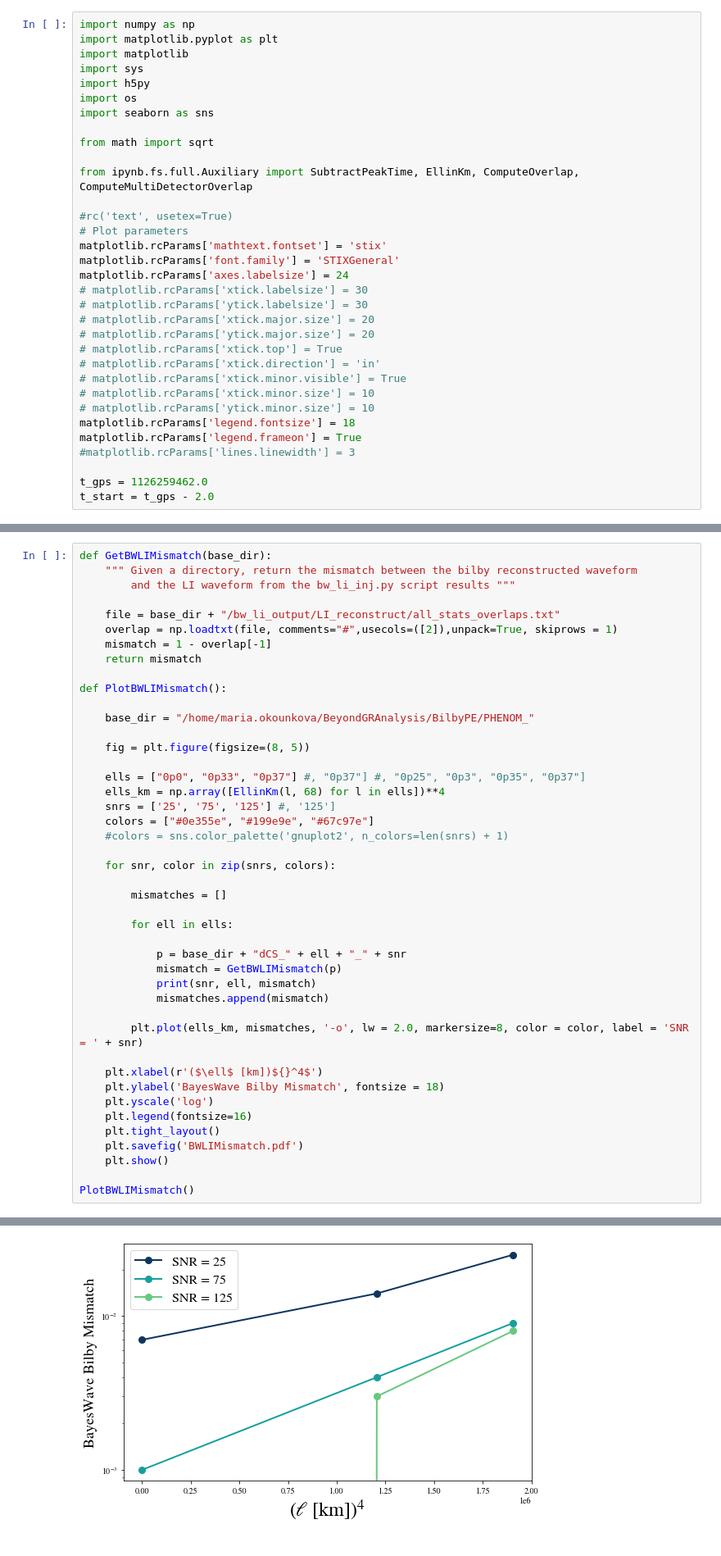
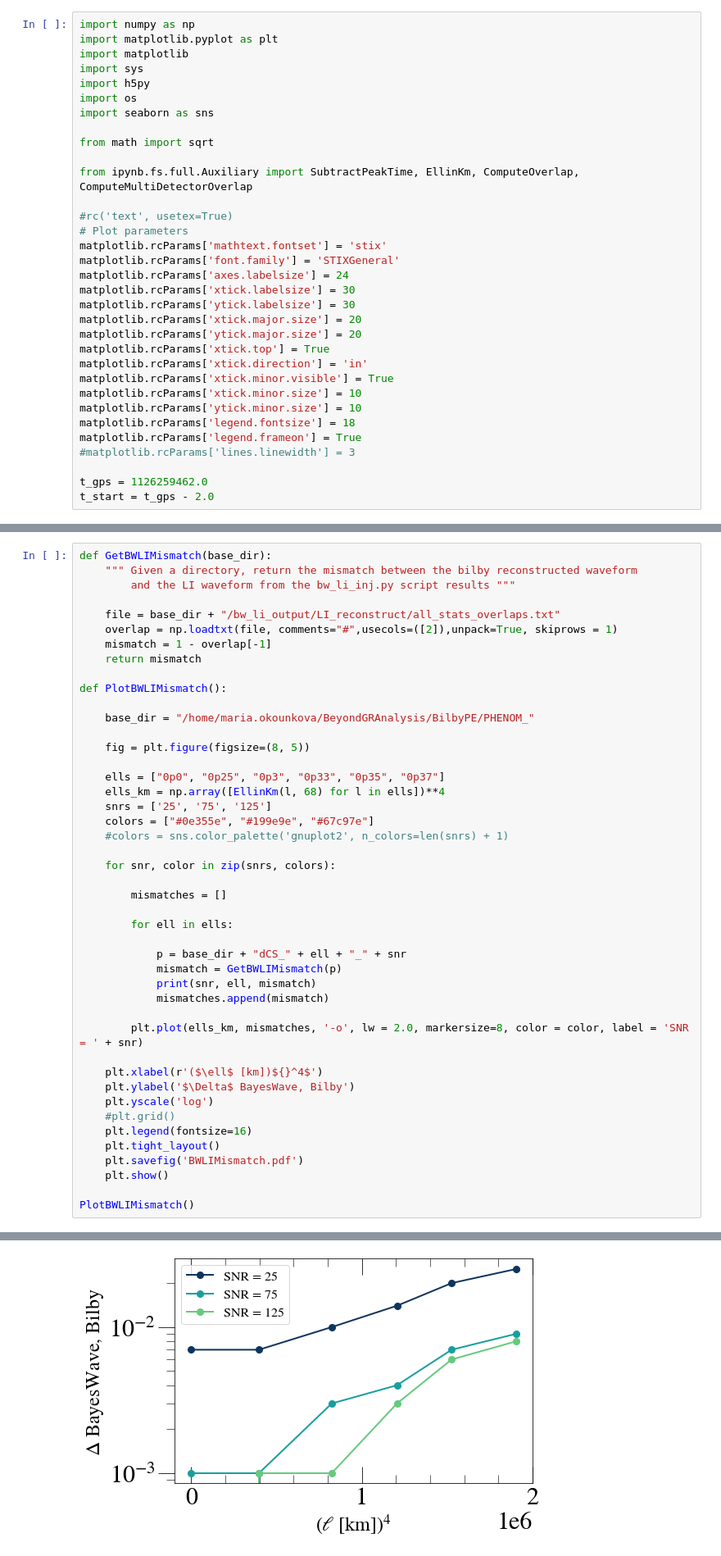
Before and after one commit to mariaokounkova/BeyondGRAnalysis, a Jupyter notebook: BayeswaveAnalysis.ipynb, the cells around one changed output, grey strips where cells are left out. Shown at 82% size. Saved outputs shown, nothing was run; the diff lists cells and outputs as text.

Commit message:
BayeswaveAnalysis: Update labels on mismatch plot

```diff
--- a/BayeswaveAnalysis.ipynb
+++ b/BayeswaveAnalysis.ipynb
@@ -22,15 +22,15 @@ from ipynb.fs.full.Auxiliary import SubtractPeakTime, EllinKm, ComputeOverlap, C
 matplotlib.rcParams['mathtext.fontset'] = 'stix'
 matplotlib.rcParams['font.family'] = 'STIXGeneral'
 matplotlib.rcParams['axes.labelsize'] = 24
-# matplotlib.rcParams['xtick.labelsize'] = 30
-# matplotlib.rcParams['ytick.labelsize'] = 30
-# matplotlib.rcParams['xtick.major.size'] = 20
-# matplotlib.rcParams['ytick.major.size'] = 20
-# matplotlib.rcParams['xtick.top'] = True
-# matplotlib.rcParams['xtick.direction'] = 'in'
-# matplotlib.rcParams['xtick.minor.visible'] = True
-# matplotlib.rcParams['xtick.minor.size'] = 10
-# matplotlib.rcParams['ytick.minor.size'] = 10
+matplotlib.rcParams['xtick.labelsize'] = 30
+matplotlib.rcParams['ytick.labelsize'] = 30
+matplotlib.rcParams['xtick.major.size'] = 20
+matplotlib.rcParams['ytick.major.size'] = 20
+matplotlib.rcParams['xtick.top'] = True
+matplotlib.rcParams['xtick.direction'] = 'in'
+matplotlib.rcParams['xtick.minor.visible'] = True
+matplotlib.rcParams['xtick.minor.size'] = 10
+matplotlib.rcParams['ytick.minor.size'] = 10
 matplotlib.rcParams['legend.fontsize'] = 18
 matplotlib.rcParams['legend.frameon'] = True
 #matplotlib.rcParams['lines.linewidth'] = 3
@@ -354,9 +354,9 @@ def PlotBWLIMismatch():
 
     fig = plt.figure(figsize=(8, 5))
 
-    ells = ["0p0", "0p33", "0p37"] #, "0p37"] #, "0p25", "0p3", "0p35", "0p37"]
+    ells = ["0p0", "0p25", "0p3", "0p33", "0p35", "0p37"]
     ells_km = np.array([EllinKm(l, 68) for l in ells])**4
-    snrs = ['25', '75', '125'] #, '125']
+    snrs = ['25', '75', '125']
     colors = ["#0e355e", "#199e9e", "#67c97e"]
     #colors = sns.color_palette('gnuplot2', n_colors=len(snrs) + 1)
 
@@ -374,8 +374,9 @@ def PlotBWLIMismatch():
         plt.plot(ells_km, mismatches, '-o', lw = 2.0, markersize=8, color = color, label = 'SNR = ' + snr)
 
     plt.xlabel(r'($\ell$ [km])${}^4$')
-    plt.ylabel('BayesWave Bilby Mismatch', fontsize = 18)
+    plt.ylabel('$\Delta$ BayesWave, Bilby')
     plt.yscale('log')
+    #plt.grid()
     plt.legend(fontsize=16)
     plt.tight_layout()
     plt.savefig('BWLIMismatch.pdf')
@@ -394,5 +404,5 @@ PlotBWLIMismatch()
 125 0p37 0.008000000000000007
-[figure, old version]
+[figure, new version]
 # %%
 def GetBWSNR(base_dir):
     """ Given a directory, return the mismatch between the bilby reconstructed waveform
```
Also changed, not shown: parts of 4 cells of this notebook.
